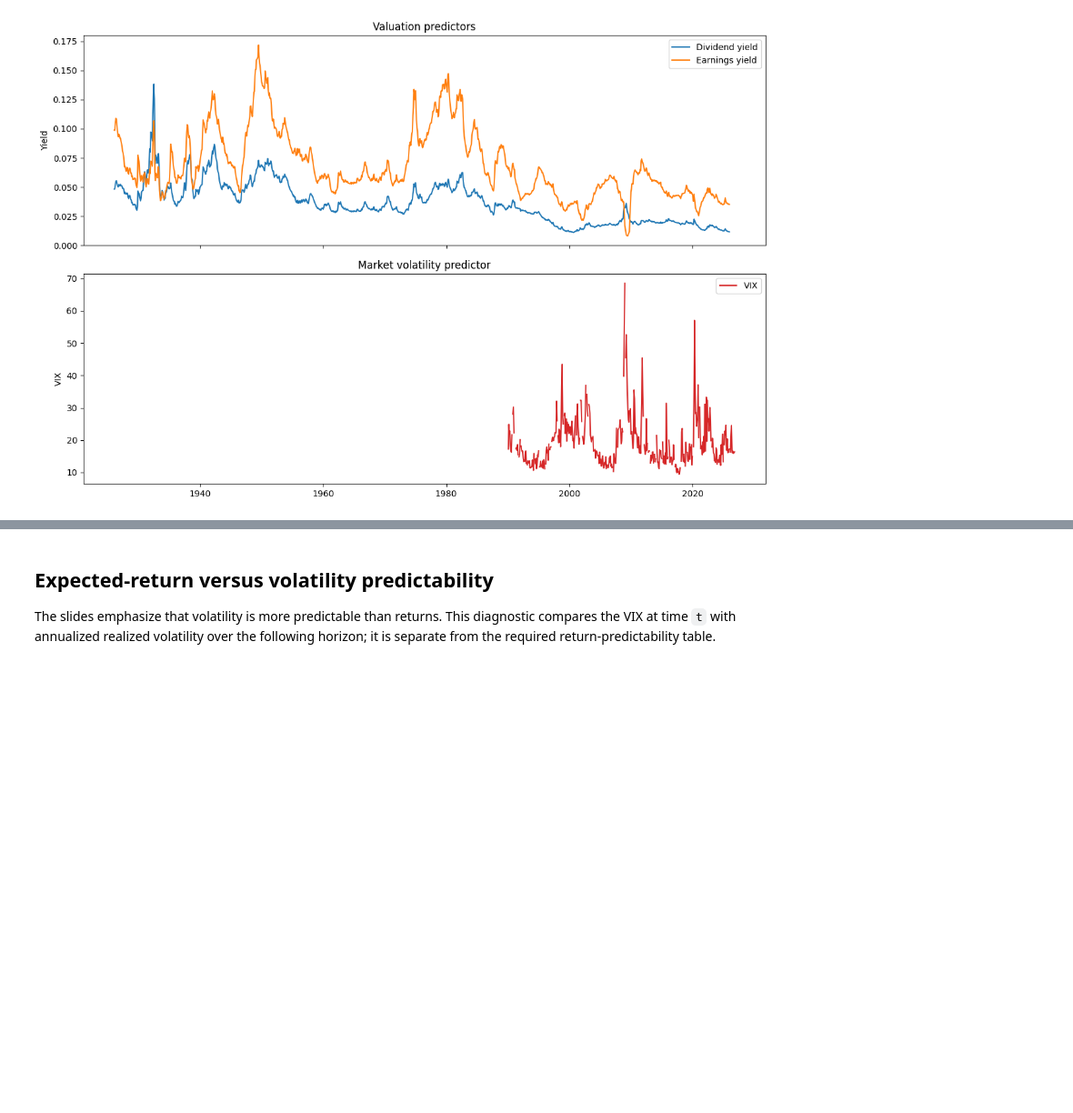
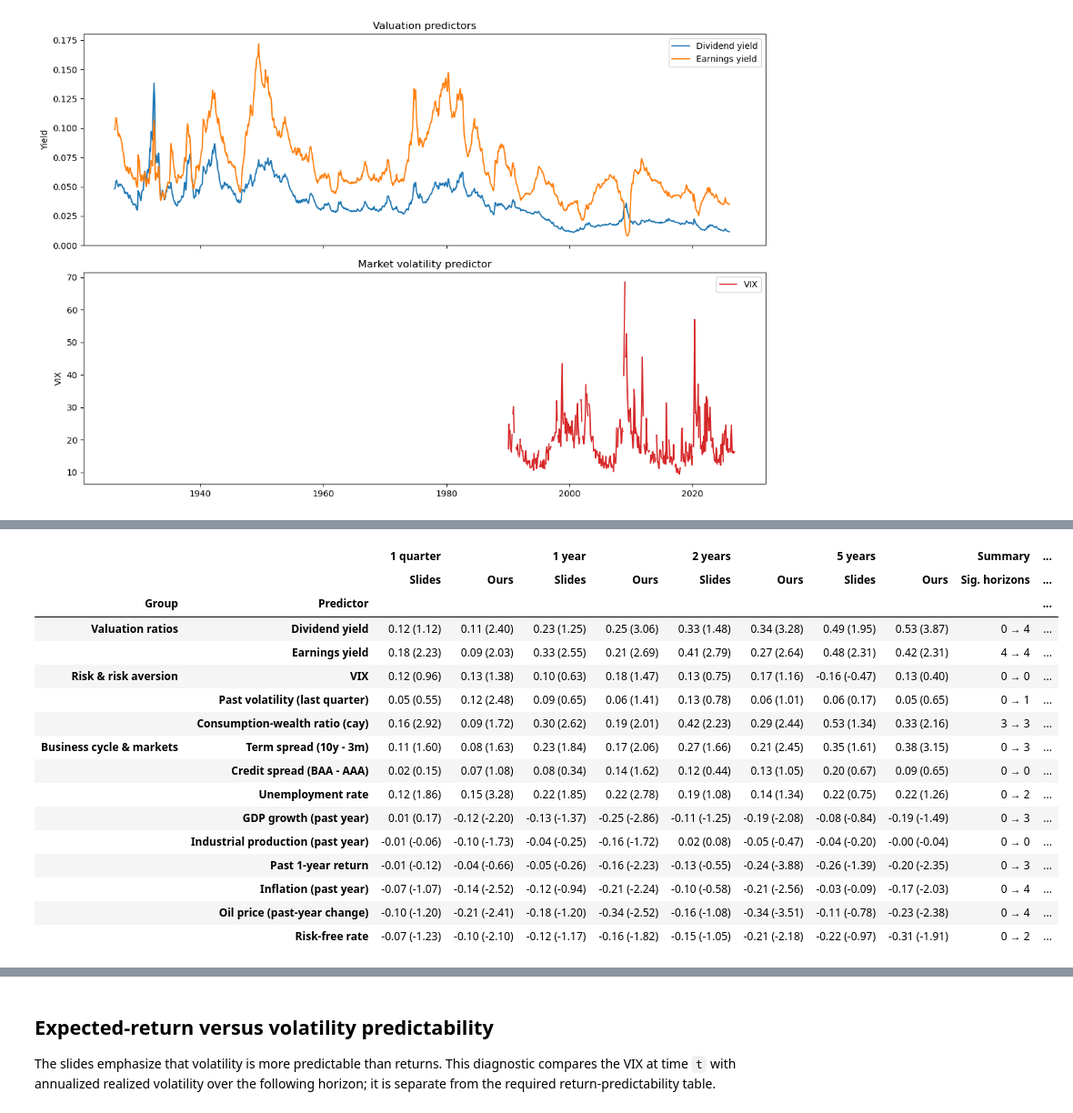
Before and after one commit to Chara1236/CFM301, a Jupyter notebook: Market Return Predictors/predictors.ipynb, the cells around one changed output, grey strips where cells are left out. Shown at 91% size. Drawn from its saved outputs; the diff is of its cells as text; code cells hidden in the pictures; blank space fills up the shorter version.

```diff
--- a/Market Return Predictors/predictors.ipynb
+++ b/Market Return Predictors/predictors.ipynb
@@ -189,0 +198,64 @@ plt.show()
+# %%
+SLIDE_VALUES = {  # (correlation, t-stat) for 1 quarter, 1 year, 2 years, 5 years
+    'Dividend yield':                    [(0.12, 1.12), (0.23, 1.25), (0.33, 1.48), (0.49, 1.95)],
+    'Earnings yield':                    [(0.18, 2.23), (0.33, 2.55), (0.41, 2.79), (0.48, 2.31)],
+    'VIX':                               [(0.12, 0.96), (0.10, 0.63), (0.13, 0.75), (-0.16, -0.47)],
+    'Past volatility (last quarter)':    [(0.05, 0.55), (0.09, 0.65), (0.13, 0.78), (0.06, 0.17)],
+    'Consumption-wealth ratio (cay)':    [(0.16, 2.92), (0.30, 2.62), (0.42, 2.23), (0.53, 1.34)],
+    'Term spread (10y - 3m)':            [(0.11, 1.60), (0.23, 1.84), (0.27, 1.66), (0.35, 1.61)],
+    'Credit spread (BAA - AAA)':         [(0.02, 0.15), (0.08, 0.34), (0.12, 0.44), (0.20, 0.67)],
+    'Unemployment rate':                 [(0.12, 1.86), (0.22, 1.85), (0.19, 1.08), (0.22, 0.75)],
+    'GDP growth (past year)':            [(0.01, 0.17), (-0.13, -1.37), (-0.11, -1.25), (-0.08, -0.84)],
+    'Industrial production (past year)': [(-0.01, -0.06), (-0.04, -0.25), (0.02, 0.08), (-0.04, -0.20)],
+    'Past 1-year return':                [(-0.01, -0.12), (-0.05, -0.26), (-0.13, -0.55), (-0.26, -1.39)],
+    'Inflation (past year)':             [(-0.07, -1.07), (-0.12, -0.94), (-0.10, -0.58), (-0.03, -0.09)],
+    'Oil price (past-year change)':      [(-0.10, -1.20), (-0.18, -1.20), (-0.16, -1.08), (-0.11, -0.78)],
+    'Risk-free rate':                    [(-0.07, -1.23), (-0.12, -1.17), (-0.15, -1.05), (-0.22, -0.97)],
+}
+GROUPS = {'Dividend yield': 'Valuation ratios', 'Earnings yield': 'Valuation ratios',
+          'VIX': 'Risk & risk aversion', 'Past volatility (last quarter)': 'Risk & risk aversion',
+          'Consumption-wealth ratio (cay)': 'Risk & risk aversion'}
+horizon_names = list(HORIZONS)
+
+rows, sig_mask = [], []
+for name, slide_vals in SLIDE_VALUES.items():
+    ours = [(results.loc[name, f'{h} correlation'], results.loc[name, f'{h} t-stat']) for h in horizon_names]
+    row, mask = {}, {}
+    for h, (sc, st), (oc, ot) in zip(horizon_names, slide_vals, ours):
+        row[(h, 'Slides')] = f'{sc:.2f} ({st:.2f})'
+        row[(h, 'Ours')] = f'{oc:.2f} ({ot:.2f})'
+        mask[(h, 'Slides')], mask[(h, 'Ours')] = abs(st) > 2, abs(ot) > 2
+    n_slide = sum(abs(t) > 2 for _, t in slide_vals)
+    n_ours = sum(abs(t) > 2 for _, t in ours)
+    flips = sum(np.sign(a) != np.sign(b) and abs(a) > 0.02 and abs(b) > 0.02
+                for (a, _), (b, _) in zip(slide_vals, ours))
+    row[('Summary', 'Sig. horizons')] = f'{n_slide} → {n_ours}'
+    row[('Summary', 'Sign flips')] = flips if flips else ''
+    mask[('Summary', 'Sig. horizons')] = mask[('Summary', 'Sign flips')] = False
+    rows.append(row)
+    sig_mask.append(mask)
+
+group_index = pd.MultiIndex.from_tuples(
+    [(GROUPS.get(n, 'Business cycle & markets'), n) for n in SLIDE_VALUES], names=['Group', 'Predictor'])
+comparison_table = pd.DataFrame(rows, index=group_index)
+comparison_table.columns = pd.MultiIndex.from_tuples(comparison_table.columns)
+sig_frame = pd.DataFrame(sig_mask, index=group_index)
+sig_frame.columns = comparison_table.columns
+comparison_table.to_csv('slides_vs_project.csv')
+
+def highlight(_):
+    return pd.DataFrame(np.where(sig_frame.to_numpy(dtype=bool), 'font-weight: bold; color: #0d47a1', ''),
+                        index=sig_frame.index, columns=sig_frame.columns)
+
+first_ret, last_ret = returns.first_valid_index().year, returns.last_valid_index().year
+styled = (comparison_table.style
+          .apply(highlight, axis=None)
+          .set_caption(f'Correlation (t-stat) with future excess returns: slides (~1926–2011) vs. ours ({first_ret}–{last_ret}). '
+                       'Bold = |t| > 2.')
+          .set_table_styles([
+              {'selector': 'th.col_heading.level0', 'props': 'text-align: center; border-bottom: 1px solid #999;'},
+              {'selector': 'td', 'props': 'text-align: center; padding: 4px 10px;'},
+              {'selector': 'caption', 'props': 'caption-side: top; font-weight: bold; text-align: left;'},
+          ]))
+display(styled)
+# %% [output]
@@ -189,0 +263,17 @@ plt.show()
+|  |  | 1 quarter |  | 1 year |  | 2 years |  | 5 years |  | Summary | ... |
+|  |  | Slides | Ours | Slides | Ours | Slides | Ours | Slides | Ours | Sig. horizons | ... |
+| Group | Predictor |  |  |  |  |  |  |  |  |  | ... |
+| Valuation ratios | Dividend yield | 0.12 (1.12) | 0.11 (2.40) | 0.23 (1.25) | 0.25 (3.06) | 0.33 (1.48) | 0.34 (3.28) | 0.49 (1.95) | 0.53 (3.87) | 0 → 4 | ... |
+|  | Earnings yield | 0.18 (2.23) | 0.09 (2.03) | 0.33 (2.55) | 0.21 (2.69) | 0.41 (2.79) | 0.27 (2.64) | 0.48 (2.31) | 0.42 (2.31) | 4 → 4 | ... |
+| Risk & risk aversion | VIX | 0.12 (0.96) | 0.13 (1.38) | 0.10 (0.63) | 0.18 (1.47) | 0.13 (0.75) | 0.17 (1.16) | -0.16 (-0.47) | 0.13 (0.40) | 0 → 0 | ... |
+|  | Past volatility (last quarter) | 0.05 (0.55) | 0.12 (2.48) | 0.09 (0.65) | 0.06 (1.41) | 0.13 (0.78) | 0.06 (1.01) | 0.06 (0.17) | 0.05 (0.65) | 0 → 1 | ... |
+|  | Consumption-wealth ratio (cay) | 0.16 (2.92) | 0.09 (1.72) | 0.30 (2.62) | 0.19 (2.01) | 0.42 (2.23) | 0.29 (2.44) | 0.53 (1.34) | 0.33 (2.16) | 3 → 3 | ... |
+| Business cycle & markets | Term spread (10y - 3m) | 0.11 (1.60) | 0.08 (1.63) | 0.23 (1.84) | 0.17 (2.06) | 0.27 (1.66) | 0.21 (2.45) | 0.35 (1.61) | 0.38 (3.15) | 0 → 3 | ... |
+|  | Credit spread (BAA - AAA) | 0.02 (0.15) | 0.07 (1.08) | 0.08 (0.34) | 0.14 (1.62) | 0.12 (0.44) | 0.13 (1.05) | 0.20 (0.67) | 0.09 (0.65) | 0 → 0 | ... |
+|  | Unemployment rate | 0.12 (1.86) | 0.15 (3.28) | 0.22 (1.85) | 0.22 (2.78) | 0.19 (1.08) | 0.14 (1.34) | 0.22 (0.75) | 0.22 (1.26) | 0 → 2 | ... |
+|  | GDP growth (past year) | 0.01 (0.17) | -0.12 (-2.20) | -0.13 (-1.37) | -0.25 (-2.86) | -0.11 (-1.25) | -0.19 (-2.08) | -0.08 (-0.84) | -0.19 (-1.49) | 0 → 3 | ... |
+|  | Industrial production (past year) | -0.01 (-0.06) | -0.10 (-1.73) | -0.04 (-0.25) | -0.16 (-1.72) | 0.02 (0.08) | -0.05 (-0.47) | -0.04 (-0.20) | -0.00 (-0.04) | 0 → 0 | ... |
+|  | Past 1-year return | -0.01 (-0.12) | -0.04 (-0.66) | -0.05 (-0.26) | -0.16 (-2.23) | -0.13 (-0.55) | -0.24 (-3.88) | -0.26 (-1.39) | -0.20 (-2.35) | 0 → 3 | ... |
+|  | Inflation (past year) | -0.07 (-1.07) | -0.14 (-2.52) | -0.12 (-0.94) | -0.21 (-2.24) | -0.10 (-0.58) | -0.21 (-2.56) | -0.03 (-0.09) | -0.17 (-2.03) | 0 → 4 | ... |
+|  | Oil price (past-year change) | -0.10 (-1.20) | -0.21 (-2.41) | -0.18 (-1.20) | -0.34 (-2.52) | -0.16 (-1.08) | -0.34 (-3.51) | -0.11 (-0.78) | -0.23 (-2.38) | 0 → 4 | ... |
+|  | Risk-free rate | -0.07 (-1.23) | -0.10 (-2.10) | -0.12 (-1.17) | -0.16 (-1.82) | -0.15 (-1.05) | -0.21 (-2.18) | -0.22 (-0.97) | -0.31 (-1.91) | 0 → 2 | ... |
```
Also changed, not shown: parts of 11 cells of this notebook, 4 other files.
